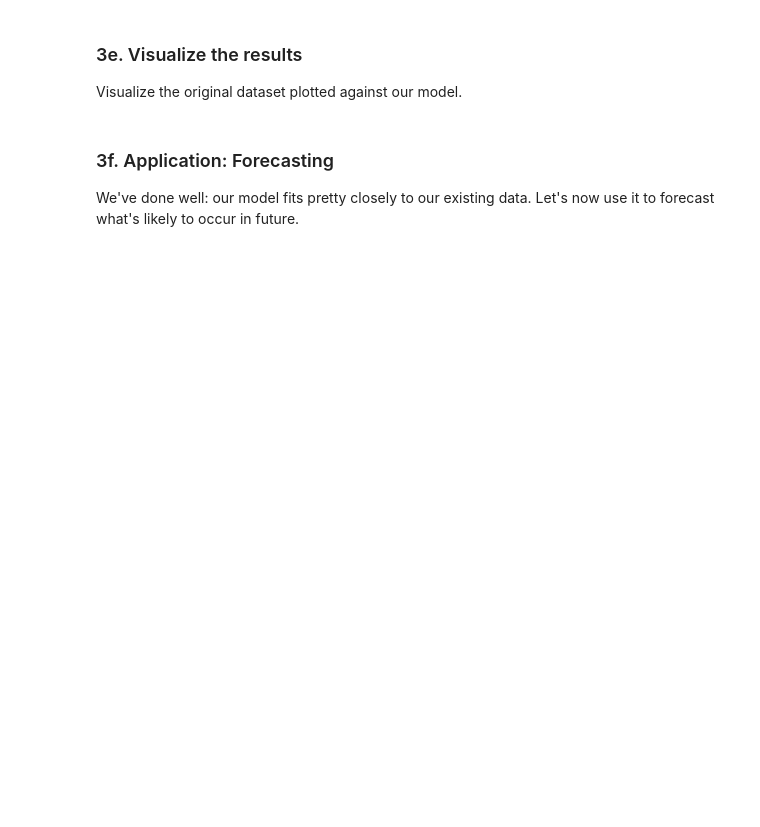
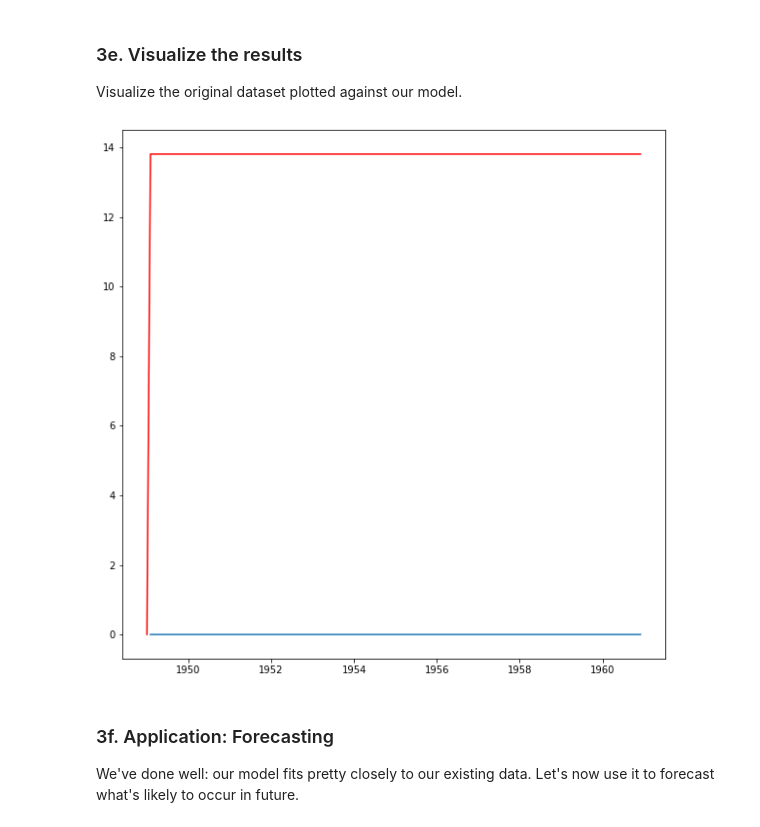
Before and after one commit to justinepicar/Projects, a Jupyter notebook: Cowboys&CigarettesCaseStudy/Cowboy Cigarettes Case Study - Tier 3.ipynb, the cells around one changed output. Saved outputs shown, nothing was run; the diff lists cells and outputs as text; code cells hidden in the pictures; blank space fills up the shorter version.

Commit message:
update time series model

```diff
--- a/Cowboys&CigarettesCaseStudy/Cowboy Cigarettes Case Study - Tier 3.ipynb
+++ b/Cowboys&CigarettesCaseStudy/Cowboy Cigarettes Case Study - Tier 3.ipynb
@@ -307,2 +406,8 @@ _ _ _
+# %%
+p, d, q = 2, 1, 1
+model = ARIMA(y_log, order=(p, d, q))
+model_fit = model.fit()
+#forecast 12 months into the future
+forecast = model_fit.forecast(12)
 # %% [markdown]
 We can take a look at a summary of the model this library has built around our data.
@@ -317,3 +441,10 @@ _ _ _
+# %%
+plt.figure(figsize=(10,10))
+plt.plot(y_log.diff())
+plt.plot(model_fit.predict(), color='red')
+plt.show()
+# %% [output]
+[figure, added]
 # %% [markdown]
 ### 3f. Application: Forecasting
 
```
Also changed, not shown: parts of 23 cells of this notebook.
